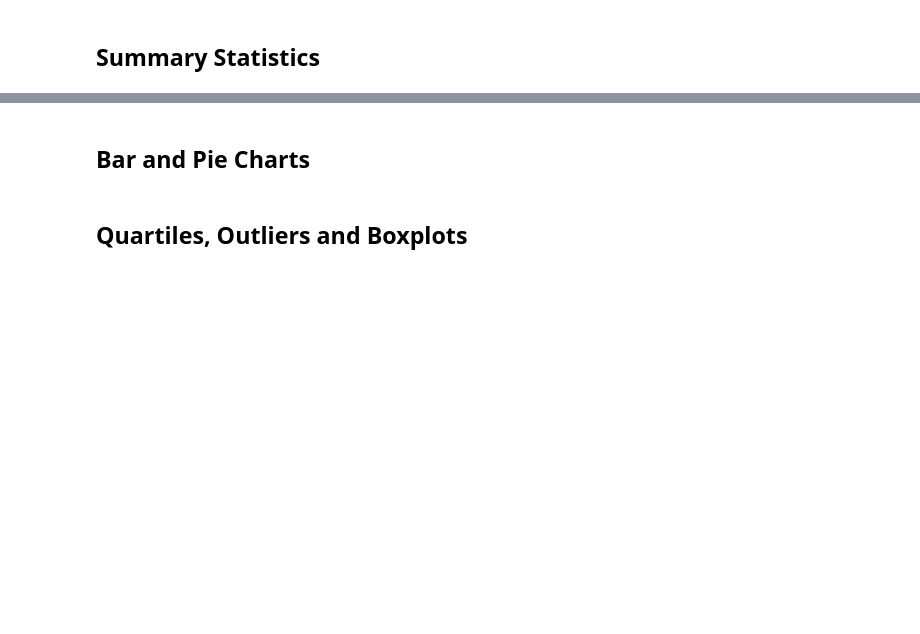
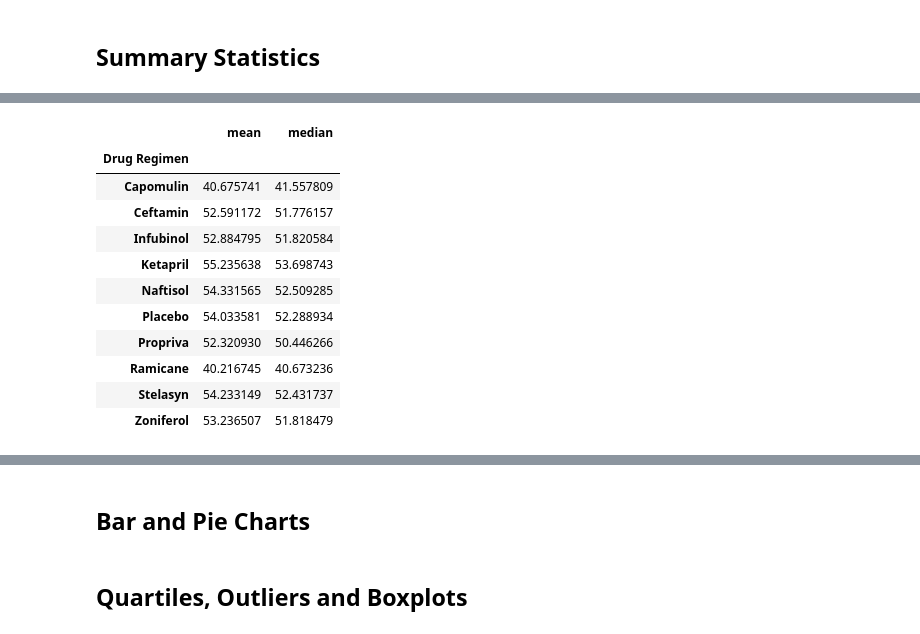
Before and after one commit to g8r1fl/matplotlib-challege, a Jupyter notebook: Pymaceuticals/pymaceuticals_starter.ipynb, the cells around one changed output, grey strips where cells are left out. Cells and saved outputs as stored; diff of their text form; code cells hidden in the pictures; blank space fills up the shorter version.

```diff
--- a/Pymaceuticals/pymaceuticals_starter.ipynb
+++ b/Pymaceuticals/pymaceuticals_starter.ipynb
@@ -105,0 +118,15 @@ Index(['Mouse ID', 'Drug Regimen', 'Sex', 'Age_months', 'Weight (g)',
+# %%
+cleaned_mice_df.groupby(['Drug Regimen'])['Tumor Volume (mm3)'].agg(['mean','median'])
+# %% [output]
+|  | mean | median |
+| Drug Regimen |  |  |
+| Capomulin | 40.675741 | 41.557809 |
+| Ceftamin | 52.591172 | 51.776157 |
+| Infubinol | 52.884795 | 51.820584 |
+| Ketapril | 55.235638 | 53.698743 |
+| Naftisol | 54.331565 | 52.509285 |
+| Placebo | 54.033581 | 52.288934 |
+| Propriva | 52.320930 | 50.446266 |
+| Ramicane | 40.216745 | 40.673236 |
+| Stelasyn | 54.233149 | 52.431737 |
+| Zoniferol | 53.236507 | 51.818479 |
```
Also changed, not shown: parts of 7 cells of this notebook, 1 other file.
